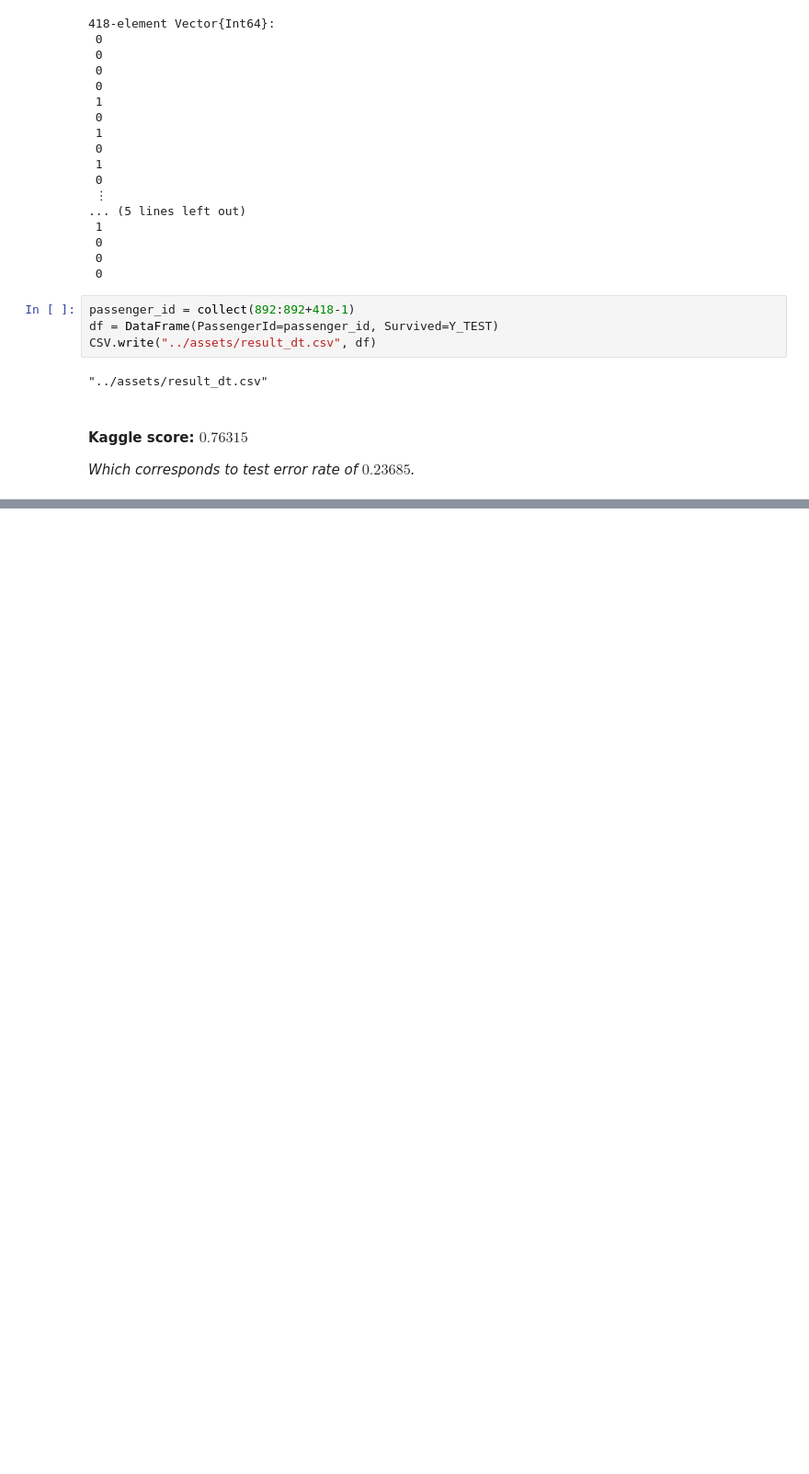
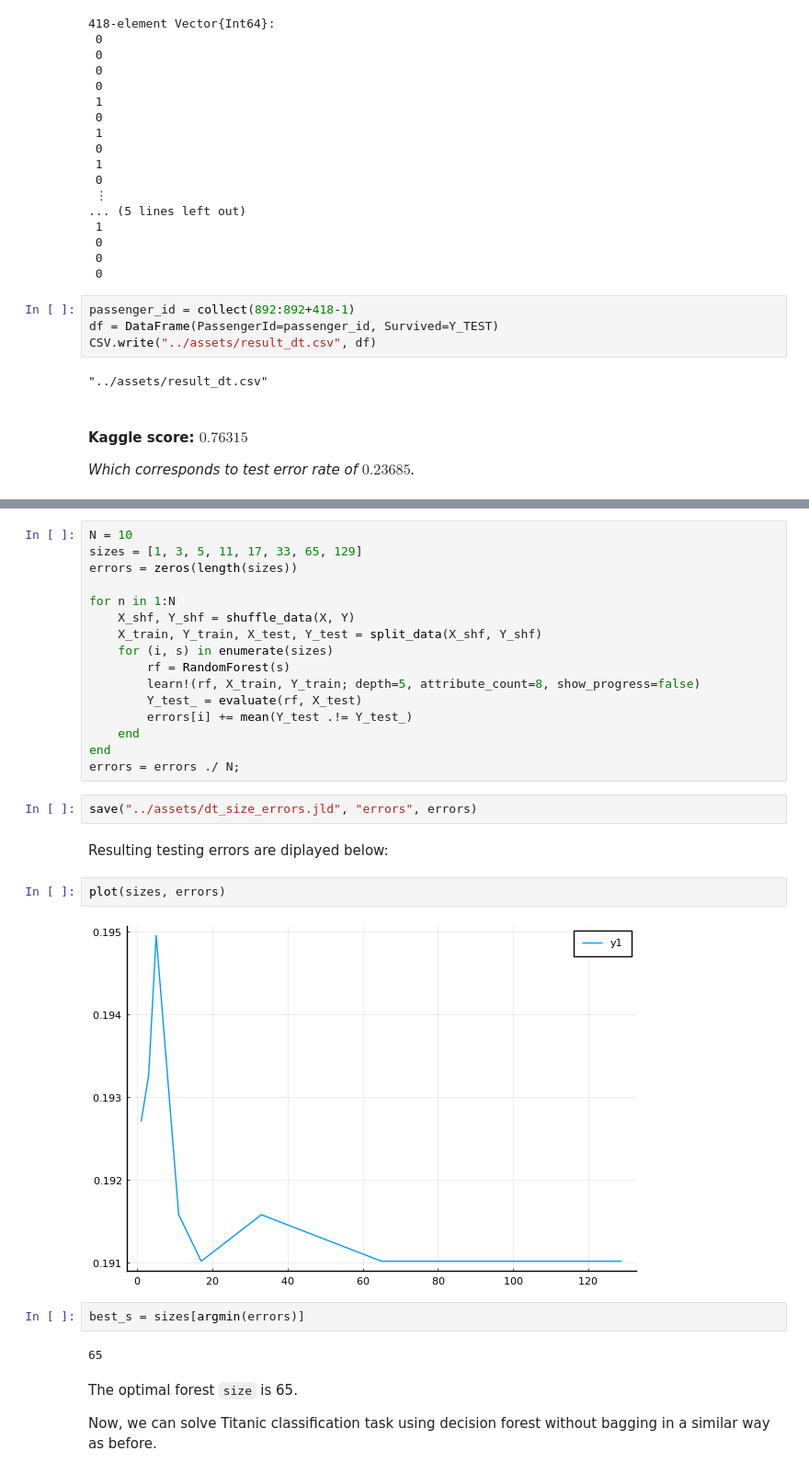
Before and after one commit to B0B36JUL-FinalProjects-2022/Projekt_pikmajan, a Jupyter notebook: examples/titanic.ipynb, the cells around one changed output, grey strips where cells are left out. Shown: that part at 92% size. Cells and saved outputs as stored; diff of their text form; blank space fills up the shorter version.

Commit message:
Random forest for Titanic

```diff
--- a/examples/titanic.ipynb
+++ b/examples/titanic.ipynb
@@ -222,0 +236,33 @@ CSV.write("../assets/result_dt.csv", df)
+# %%
+N = 10
+sizes = [1, 3, 5, 11, 17, 33, 65, 129]
+errors = zeros(length(sizes))
+
+for n in 1:N
+    X_shf, Y_shf = shuffle_data(X, Y)
+    X_train, Y_train, X_test, Y_test = split_data(X_shf, Y_shf)
+    for (i, s) in enumerate(sizes)
+        rf = RandomForest(s)
+        learn!(rf, X_train, Y_train; depth=5, attribute_count=8, show_progress=false)
+        Y_test_ = evaluate(rf, X_test)
+        errors[i] += mean(Y_test .!= Y_test_)
+    end
+end
+errors = errors ./ N;
+# %%
+save("../assets/dt_size_errors.jld", "errors", errors)
+# %% [markdown]
+Resulting testing errors are diplayed below:
+# %%
+plot(sizes, errors)
+# %% [output]
+[figure, added]
+# %%
+best_s = sizes[argmin(errors)]
+# %% [output]
+65
+# %% [markdown]
+The optimal forest `size` is 65.
+
+Now, we can solve Titanic classification task using decision forest without
+bagging in a similar way as before.
```
Also changed, not shown: parts of 17 cells of this notebook, 8 other files.
